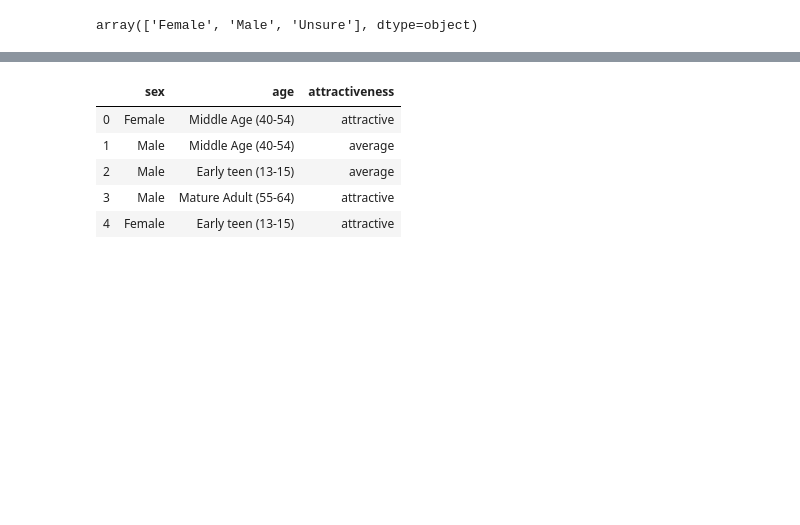
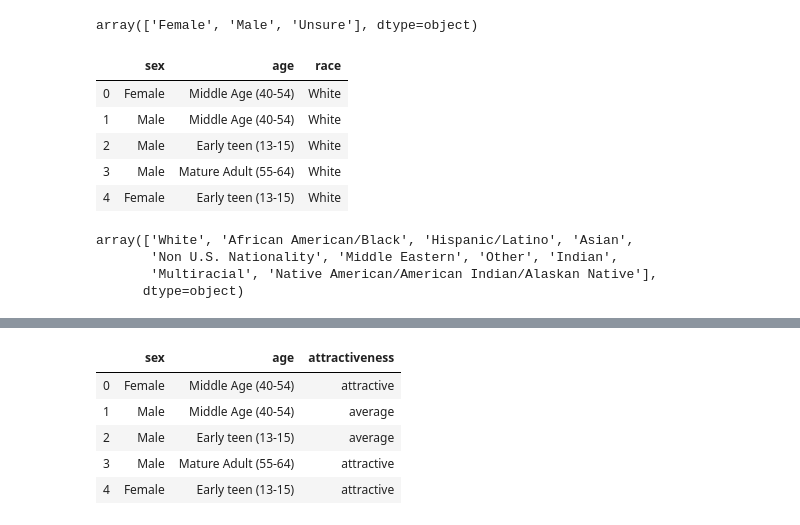
Before and after one commit to Davidfu777/Race-and-gender-in-Hollywood, a Jupyter notebook: docs/data/Race and Hollywood data processing.ipynb, the cells around one changed output, grey strips where cells are left out. Cells and saved outputs as stored; diff of their text form; code cells hidden in the pictures; blank space fills up the shorter version.

```diff
--- a/docs/data/Race and Hollywood data processing.ipynb
+++ b/docs/data/Race and Hollywood data processing.ipynb
@@ -47,0 +51,16 @@ array(['Female', 'Male', 'Unsure'], dtype=object)
+# %%
+df_race.head()
+# %% [output]
+|  | sex | age | race |
+| 0 | Female | Middle Age (40-54) | White |
+| 1 | Male | Middle Age (40-54) | White |
+| 2 | Male | Early teen (13-15) | White |
+| 3 | Male | Mature Adult (55-64) | White |
+| 4 | Female | Early teen (13-15) | White |
+# %%
+df_race['race'].unique()
+# %% [output]
+array(['White', 'African American/Black', 'Hispanic/Latino', 'Asian',
+       'Non U.S. Nationality', 'Middle Eastern', 'Other', 'Indian',
+       'Multiracial', 'Native American/American Indian/Alaskan Native'],
+      dtype=object)
```
Also changed, not shown: parts of 5 cells of this notebook, 5 other files.
